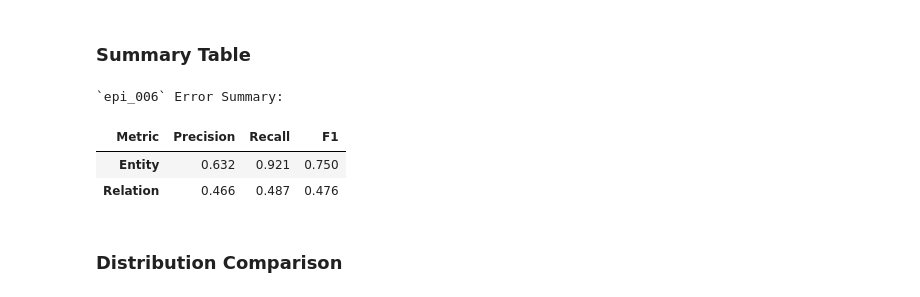
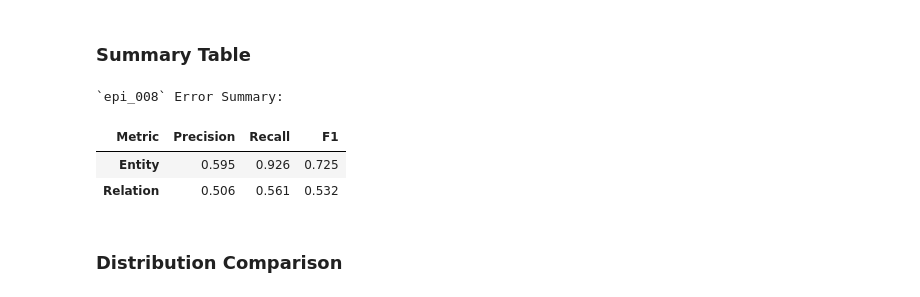
Before and after one commit to wesroots/biomedical_kg_thesis, a Jupyter notebook: src/experiments/extraction_pipeline.ipynb, the cells around one changed output. Cells and saved outputs as stored; diff of their text form; code cells hidden in the pictures.

Commit message:
Execution of epi_008 final test run.

```diff
--- a/src/experiments/extraction_pipeline.ipynb
+++ b/src/experiments/extraction_pipeline.ipynb
@@ -51,8 +51,8 @@ Set random seed to 42 at 2026-08-12 11:18
 ADD FUNCTIONALITY IN CELL BELOW THAT BREAKS IF EXPORTED EPI_LOG FOR `EPI_NUM` DOES NOT EXIST SO THAT NON-EXISTENT RUN IS NOT PROCESSED
 # %%
 # ---------- Manual EPI config. entry ----------
-EPI_NUM = "007"
-DATASET_SPLIT = "dev"
+EPI_NUM = "008"
+DATASET_SPLIT = "test"
 
 # ---------- Config. whether EPI config's API should be called again ----------
 CALL_API = True
@@ -268,24 +308,23 @@ Saved epi_006 to ../../data/results/epis/biored_dev
 # %% [markdown]
 ### Summary Table
 # %%
-if DATASET_SPLIT == "train":
-    # ---------- If EPI API call does not exist in kernel state, import existing EPI log ----------
-    if not CALL_API:
-        try:
-            with open(f"../../data/results/epis/{epi_setup["dataset"]}/{epi_setup["id"]}.json") as f:
-                epi_log = json.load(f)
-        except:
-            raise ValueError(
-                f"EPI log cannot be imported: "
-                f"'../../data/results/epis/{epi_setup["dataset"]}/{epi_setup["id"]}.json' does not exist."
-            )
+# ---------- If EPI API call does not exist in kernel state, import existing EPI log ----------
+if not CALL_API:
+    try:
+        with open(f"../../data/results/epis/{epi_setup["dataset"]}/{epi_setup["id"]}.json") as f:
+            epi_log = json.load(f)
+    except:
+        raise ValueError(
+            f"EPI log cannot be imported: "
+            f"'../../data/results/epis/{epi_setup["dataset"]}/{epi_setup["id"]}.json' does not exist."
+        )
 
-    error_summary(epi_log)
+error_summary(epi_log)
 # %% [output]
-`epi_006` Error Summary:
+`epi_008` Error Summary:
 | Metric | Precision | Recall | F1 |
-| Entity | 0.632 | 0.921 | 0.750 |
-| Relation | 0.466 | 0.487 | 0.476 |
+| Entity | 0.595 | 0.926 | 0.725 |
+| Relation | 0.506 | 0.561 | 0.532 |
 # %% [markdown]
 ### Distribution Comparison
 # %%
```
Also changed, not shown: parts of 14 cells of this notebook, 37 other files.
